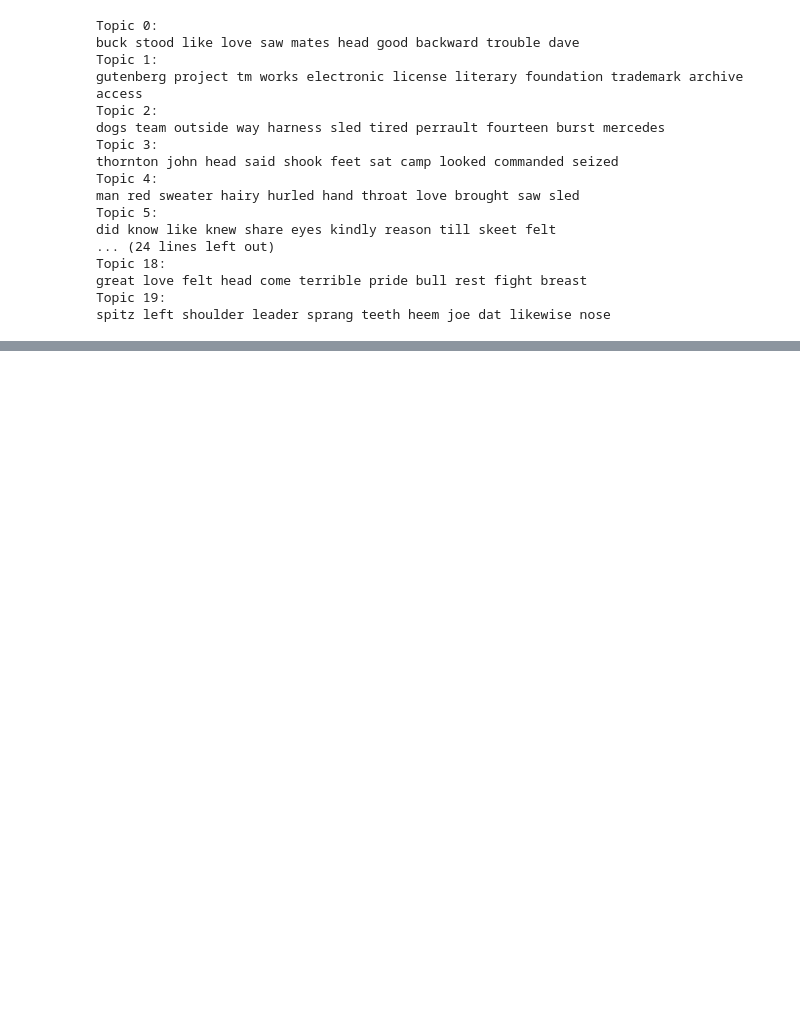
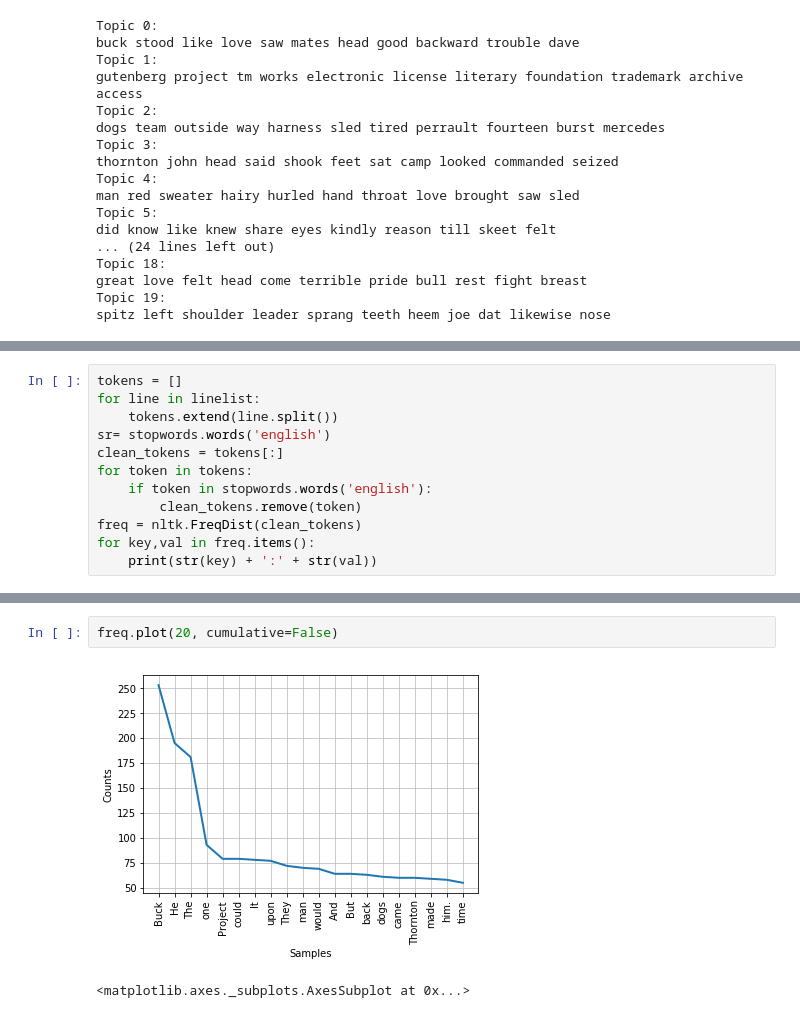
Before and after one commit to Jcrasto/PythonMachineLearning, a Jupyter notebook: notebooks/TopicModeling_LDA.ipynb, the cells around one changed output, grey strips where cells are left out. Drawn from its saved outputs; the diff is of its cells as text; blank space fills up the shorter version.

Commit message:
trying nltk for nlp

```diff
--- a/notebooks/TopicModeling_LDA.ipynb
+++ b/notebooks/TopicModeling_LDA.ipynb
@@ -74,0 +78,12 @@ spitz left shoulder leader sprang teeth heem joe dat likewise nose
+# %%
+tokens = []
+for line in linelist:
+    tokens.extend(line.split())
+sr= stopwords.words('english')
+clean_tokens = tokens[:]
+for token in tokens:
+    if token in stopwords.words('english'):
+        clean_tokens.remove(token)
+freq = nltk.FreqDist(clean_tokens)
+for key,val in freq.items():
+    print(str(key) + ':' + str(val))
@@ -74,0 +108,5 @@ spitz left shoulder leader sprang teeth heem joe dat likewise nose
+# %%
+freq.plot(20, cumulative=False)
+# %% [output]
+[figure, added]
+<matplotlib.axes._subplots.AxesSubplot at 0x...>
```
Also changed, not shown: parts of 2 cells of this notebook.
